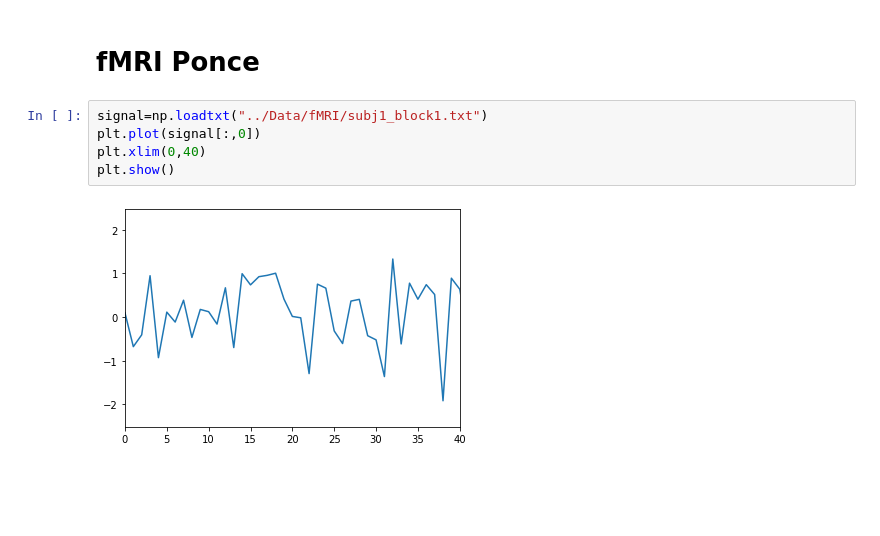
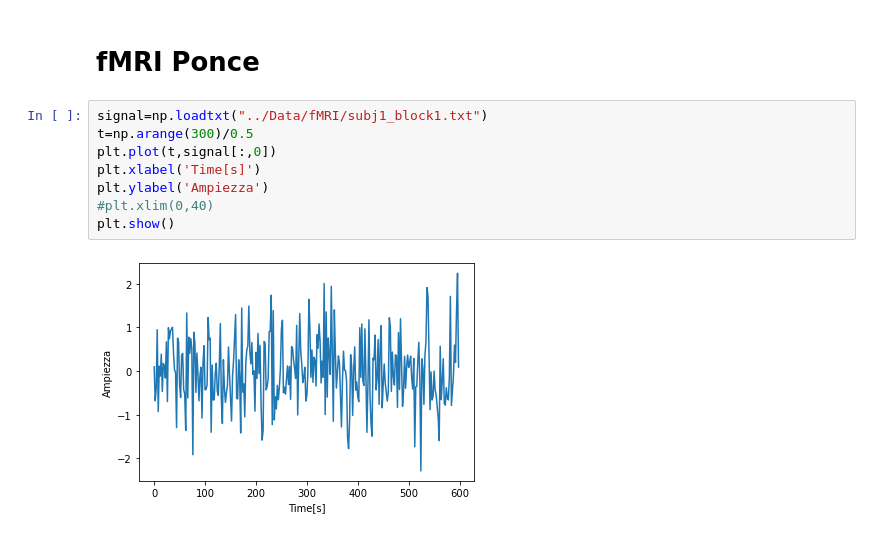
Before and after one commit to tommaso-bertola/TesiTriennale, a Jupyter notebook: Code/Datasets.ipynb, the cells around one changed output. Saved outputs shown, nothing was run; the diff lists cells and outputs as text; blank space fills up the shorter version.

```diff
--- a/Code/Datasets.ipynb
+++ b/Code/Datasets.ipynb
@@ -131,8 +131,11 @@ plt.show()
 # fMRI Ponce
 # %%
 signal=np.loadtxt("../Data/fMRI/subj1_block1.txt")
-plt.plot(signal[:,0])
-plt.xlim(0,40)
+t=np.arange(300)/0.5
+plt.plot(t,signal[:,0])
+plt.xlabel('Time[s]')
+plt.ylabel('Ampiezza')
+#plt.xlim(0,40)
 plt.show()
 # %% [output]
-[figure, old version]
+[figure, new version]
```
Also changed, not shown: 6 other files.
